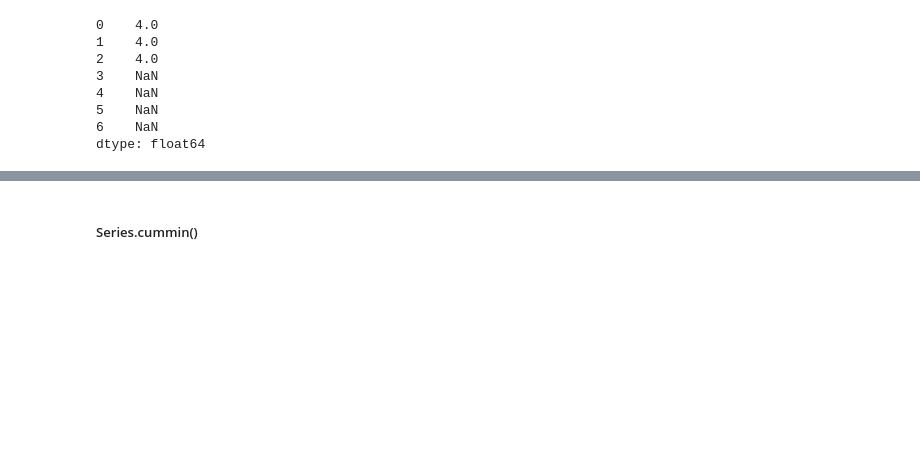
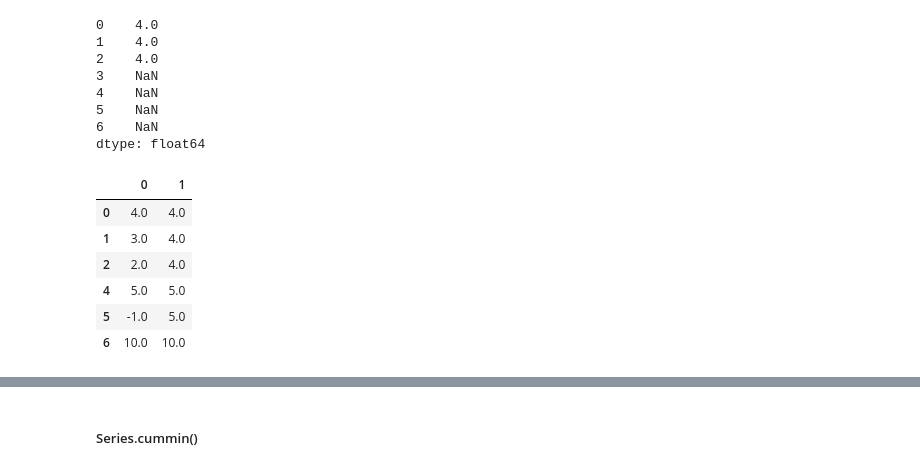
Before and after one commit to rgenius-ru/pandas_lessons, a Jupyter notebook: lessons/Pandas_for_Data_Engineering/part2_new.ipynb, the cells around one changed output, grey strips where cells are left out. Saved outputs shown, nothing was run; the diff lists cells and outputs as text; code cells hidden in the pictures; blank space fills up the shorter version.

```diff
--- a/lessons/Pandas_for_Data_Engineering/part2_new.ipynb
+++ b/lessons/Pandas_for_Data_Engineering/part2_new.ipynb
@@ -2326,3 +2327,21 @@ s.cummax(skipna=False)
 5    NaN
 6    NaN
 dtype: float64
+# %%
+df = pd.concat(
+    [
+        s,
+        s.cummax()
+    ],
+    axis=1
+)
+df = df.dropna()
+df
+# %% [output]
+|  | 0 | 1 |
+| 0 | 4.0 | 4.0 |
+| 1 | 3.0 | 4.0 |
+| 2 | 2.0 | 4.0 |
+| 4 | 5.0 | 5.0 |
+| 5 | -1.0 | 5.0 |
+| 6 | 10.0 | 10.0 |
```
Also changed, not shown: parts of 77 cells of this notebook.
